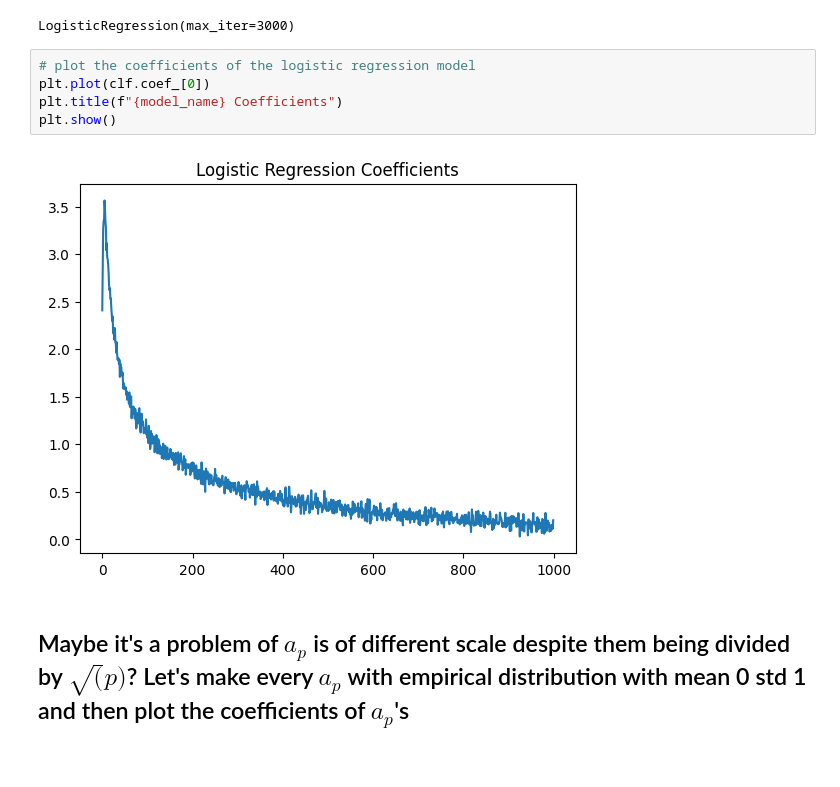
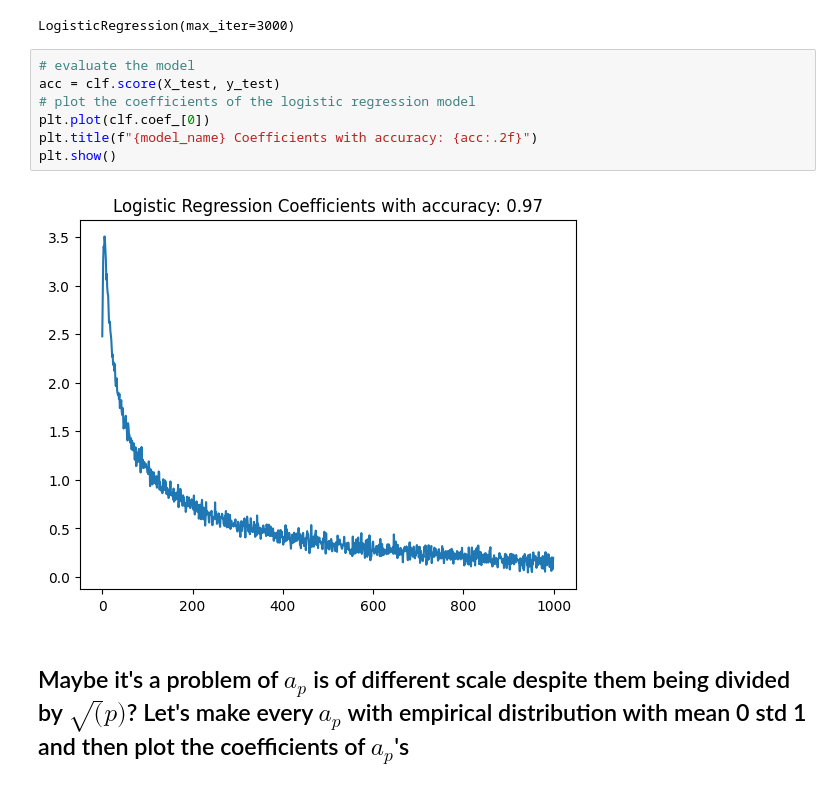
Before and after one commit to BarinderBanwait/ml_rnt, a Jupyter notebook: notebooks/LR_coefficients.ipynb, the cells around one changed output. Drawn from its saved outputs; the diff is of its cells as text.

```diff
--- a/notebooks/LR_coefficients.ipynb
+++ b/notebooks/LR_coefficients.ipynb
@@ -36,12 +36,14 @@ clf.fit(X_train, y_train)
 # %% [output]
 LogisticRegression(max_iter=3000)
 # %%
+# evaluate the model
+acc = clf.score(X_test, y_test)
 # plot the coefficients of the logistic regression model
 plt.plot(clf.coef_[0])
-plt.title(f"{model_name} Coefficients")
+plt.title(f"{model_name} Coefficients with accuracy: {acc:.2f}")
 plt.show()
 # %% [output]
-[figure, old version]
+[figure, new version]
 # %% [markdown]
 ## Maybe it's a problem of $a_p$ is of different scale despite them being divided by $\sqrt(p)$? Let's make every $a_p$ with empirical distribution with mean 0 std 1 and then plot the coefficients of $a_p$'s
 # %%
```
Also changed, not shown: parts of 6 cells of this notebook.
